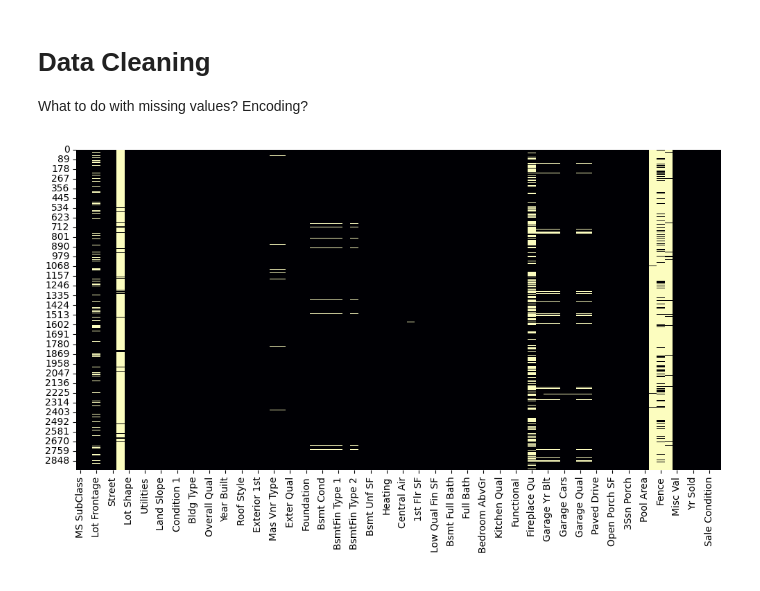
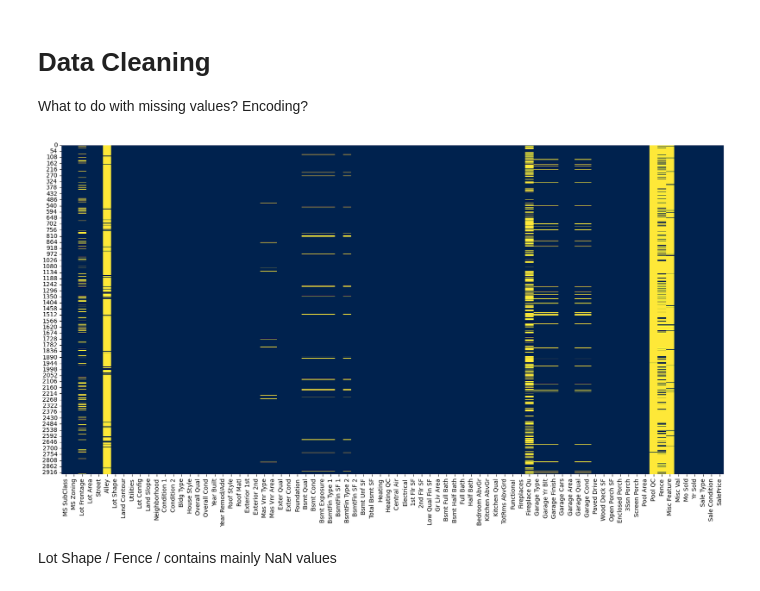
Before and after one commit to M0KANE/ML_HousePriceAssignment, a Jupyter notebook: ML_HousePriceNotebook.ipynb, the cells around one changed output. Cells and saved outputs as stored; diff of their text form; code cells hidden in the pictures.

```diff
--- a/ML_HousePriceNotebook.ipynb
+++ b/ML_HousePriceNotebook.ipynb
@@ -90,8 +90,10 @@ Missing values in categorical features: Index(['Pool QC', 'Misc Feature', 'Mas V
 What to do with missing values?
 Encoding?
 # %%
-plt.figure(figsize=(12, 6))
-sns.heatmap(df_orig.isnull(), cbar=False, cmap='Blues')
+plt.figure(figsize=(20, 10))
+sns.heatmap(df_orig.isnull(), cbar=False, cmap='cividis')
 plt.show()
 # %% [output]
-[figure, old version]
+[figure, new version]
+# %% [markdown]
+Lot Shape / Fence / contains mainly NaN values
```
